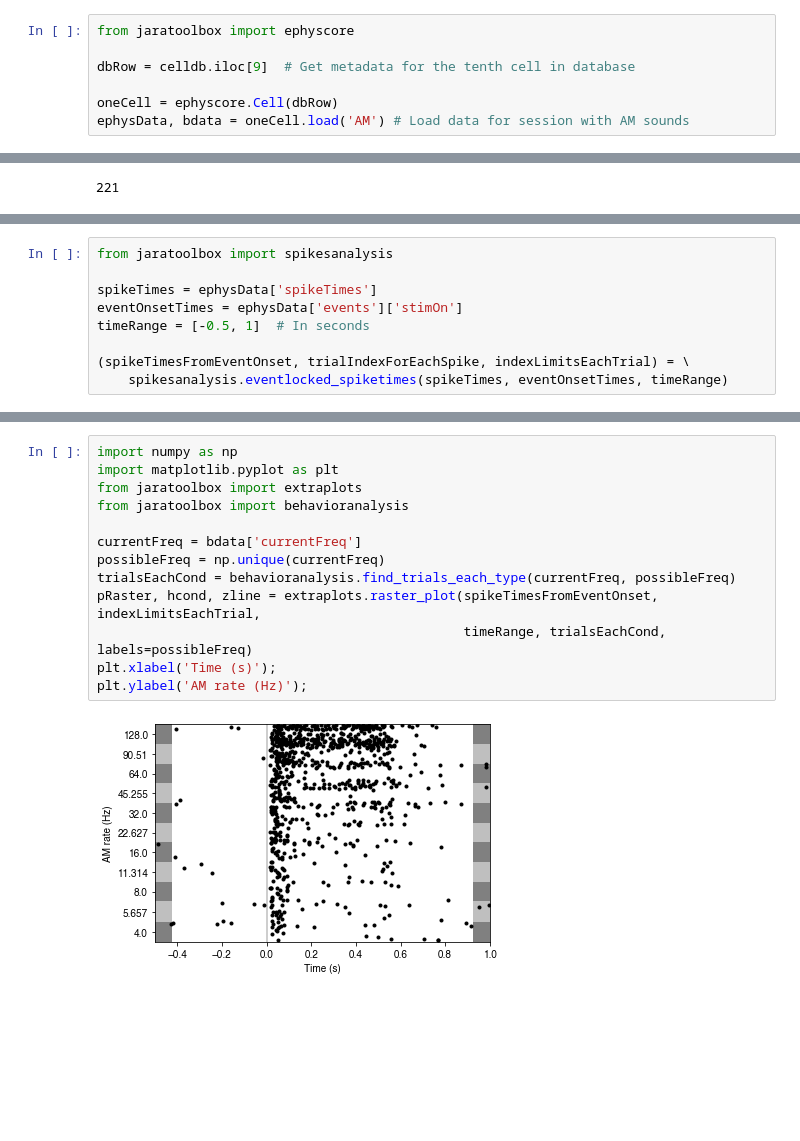
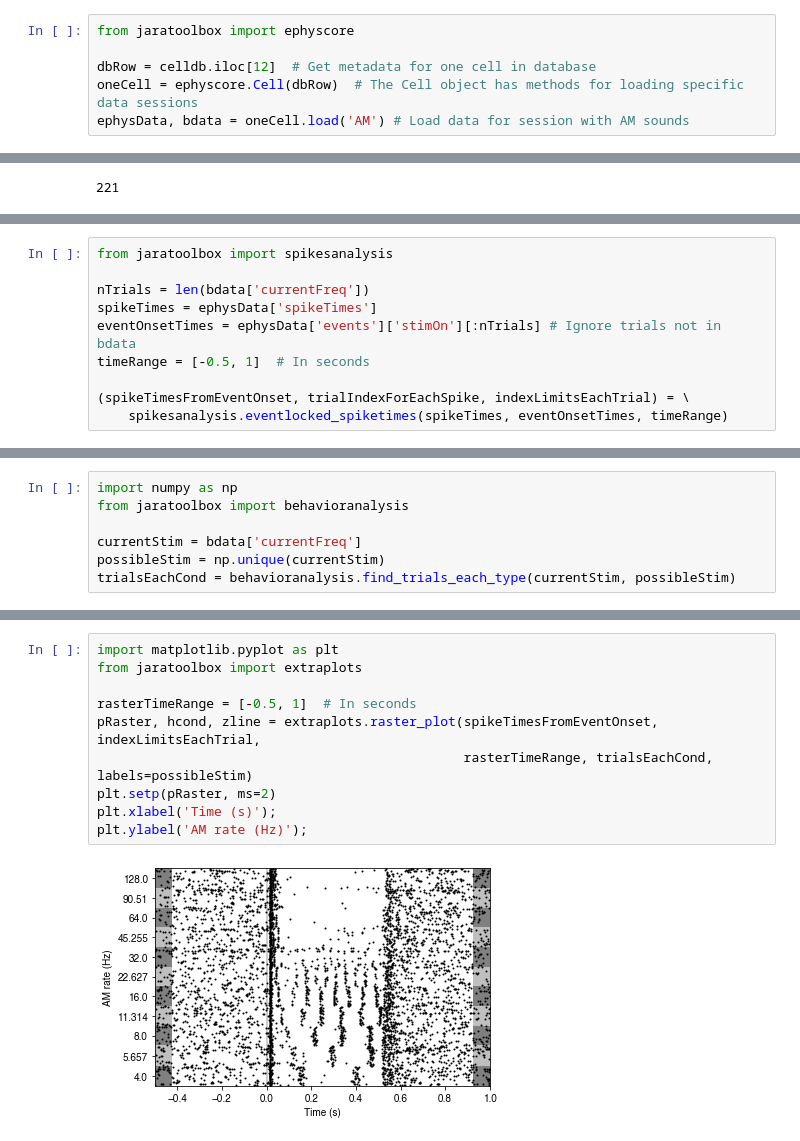
Before and after one commit to sjara/jaranotebooks, a Jupyter notebook: load_neuropix.ipynb, the cells around one changed output, grey strips where cells are left out. Drawn from its saved outputs; the diff is of its cells as text; blank space fills up the shorter version.

```diff
--- a/load_neuropix.ipynb
+++ b/load_neuropix.ipynb
@@ -54,7 +70,6 @@ Load the spike data from one cell.
 # %%
 from jaratoolbox import ephyscore
 
-dbRow = celldb.iloc[9]  # Get metadata for the tenth cell in database
-
-oneCell = ephyscore.Cell(dbRow)
+dbRow = celldb.iloc[12]  # Get metadata for one cell in database
+oneCell = ephyscore.Cell(dbRow)  # The Cell object has methods for loading specific data sessions
 ephysData, bdata = oneCell.load('AM') # Load data for session with AM sounds
@@ -73,8 +101,9 @@ print(nTrialsEphys)
 # %%
 from jaratoolbox import spikesanalysis
 
+nTrials = len(bdata['currentFreq'])
 spikeTimes = ephysData['spikeTimes']
-eventOnsetTimes = ephysData['events']['stimOn']
+eventOnsetTimes = ephysData['events']['stimOn'][:nTrials] # Ignore trials not in bdata
 timeRange = [-0.5, 1]  # In seconds
 
 (spikeTimesFromEventOnset, trialIndexForEachSpike, indexLimitsEachTrial) = \
@@ -81,0 +116,7 @@ timeRange = [-0.5, 1]  # In seconds
+# %%
+import numpy as np
+from jaratoolbox import behavioranalysis
+
+currentStim = bdata['currentFreq']
+possibleStim = np.unique(currentStim)
+trialsEachCond = behavioranalysis.find_trials_each_type(currentStim, possibleStim)
@@ -82,15 +132,12 @@ timeRange = [-0.5, 1]  # In seconds
 # %%
-import numpy as np
 import matplotlib.pyplot as plt
 from jaratoolbox import extraplots
-from jaratoolbox import behavioranalysis
 
-currentFreq = bdata['currentFreq']
-possibleFreq = np.unique(currentFreq)
-trialsEachCond = behavioranalysis.find_trials_each_type(currentFreq, possibleFreq)
+rasterTimeRange = [-0.5, 1]  # In seconds
 pRaster, hcond, zline = extraplots.raster_plot(spikeTimesFromEventOnset, indexLimitsEachTrial,
-                                               timeRange, trialsEachCond, labels=possibleFreq)
+                                               rasterTimeRange, trialsEachCond, labels=possibleStim)
+plt.setp(pRaster, ms=2)
 plt.xlabel('Time (s)');
 plt.ylabel('AM rate (Hz)');
 # %% [output]
-[figure, old version]
+[figure, new version]
```
Also changed, not shown: parts of 20 cells of this notebook.
